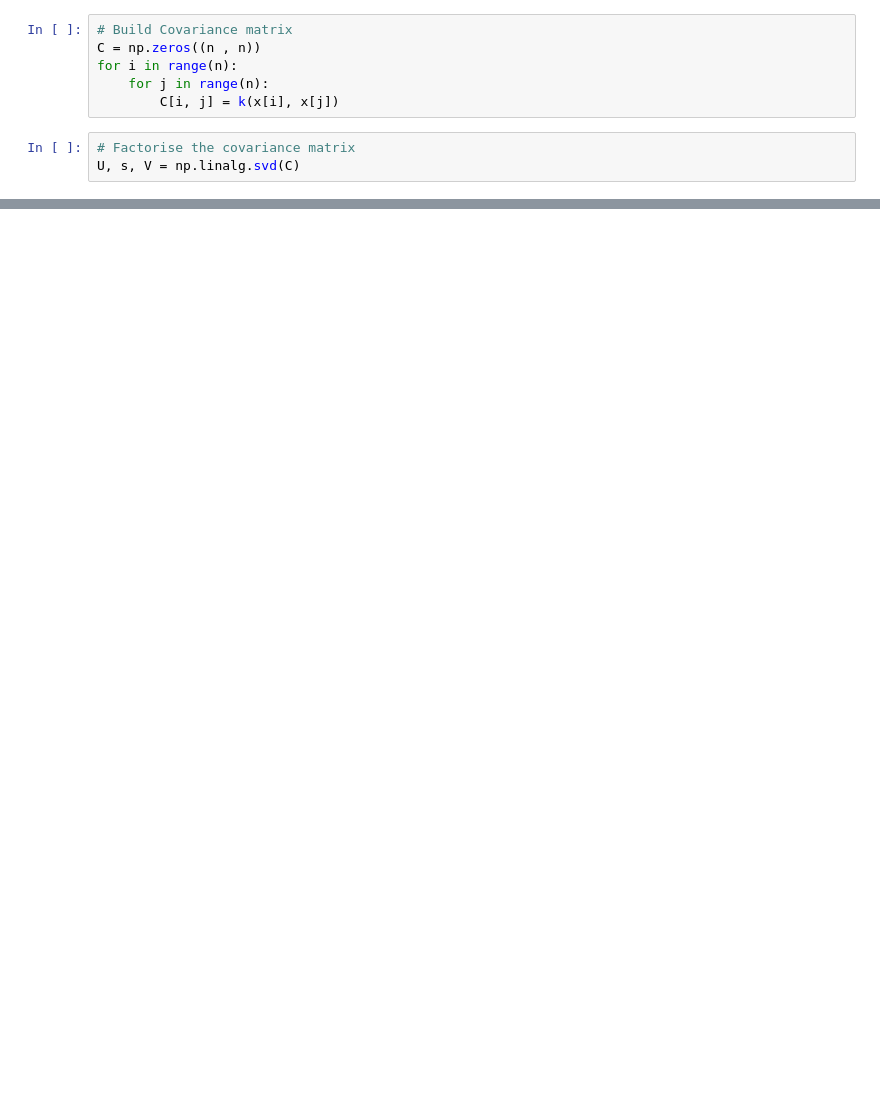
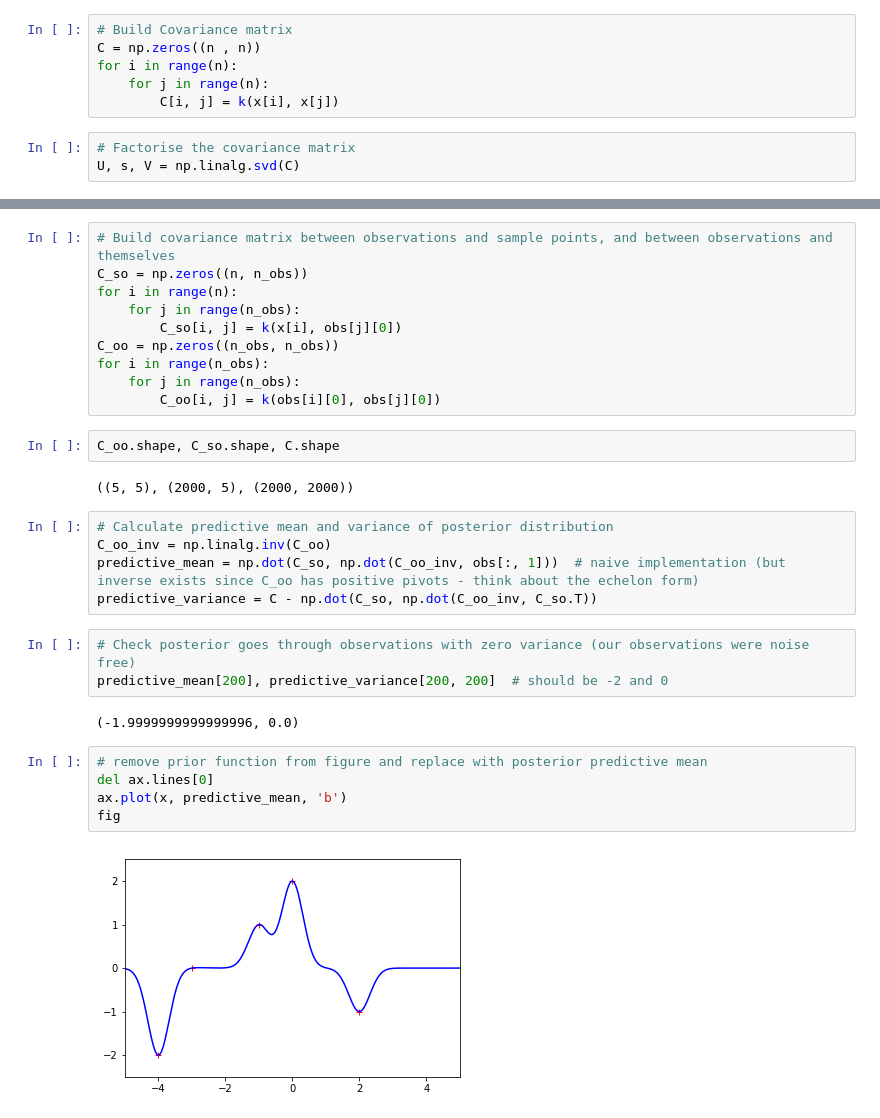
Before and after one commit to michaeloneill/GaussianProcesses, a Jupyter notebook: Gaussian Processes - Regression.ipynb, the cells around one changed output, grey strips where cells are left out. Drawn from its saved outputs; the diff is of its cells as text; blank space fills up the shorter version.

```diff
--- a/Gaussian Processes - Regression.ipynb
+++ b/Gaussian Processes - Regression.ipynb
@@ -40,0 +50,31 @@ observations = [(-4, -2), (-3, 0), (-1, 1), (0, 2), (1, 2), (2, -1)]
+# %%
+# Build covariance matrix between observations and sample points, and between observations and themselves
+C_so = np.zeros((n, n_obs))
+for i in range(n):
+    for j in range(n_obs):
+        C_so[i, j] = k(x[i], obs[j][0])
+C_oo = np.zeros((n_obs, n_obs))
+for i in range(n_obs):
+    for j in range(n_obs):
+        C_oo[i, j] = k(obs[i][0], obs[j][0])
+# %%
+C_oo.shape, C_so.shape, C.shape
+# %% [output]
+((5, 5), (2000, 5), (2000, 2000))
+# %%
+# Calculate predictive mean and variance of posterior distribution
+C_oo_inv = np.linalg.inv(C_oo)
+predictive_mean = np.dot(C_so, np.dot(C_oo_inv, obs[:, 1]))  # naive implementation (but inverse exists since C_oo has positive pivots - think about the echelon form)
+predictive_variance = C - np.dot(C_so, np.dot(C_oo_inv, C_so.T))
+# %%
+# Check posterior goes through observations with zero variance (our observations were noise free)
+predictive_mean[200], predictive_variance[200, 200]  # should be -2 and 0
+# %% [output]
+(-1.9999999999999996, 0.0)
+# %%
+# remove prior function from figure and replace with posterior predictive mean
+del ax.lines[0]
+ax.plot(x, predictive_mean, 'b')
+fig
+# %% [output]
+[figure, added]
```
Also changed, not shown: parts of 8 cells of this notebook.
